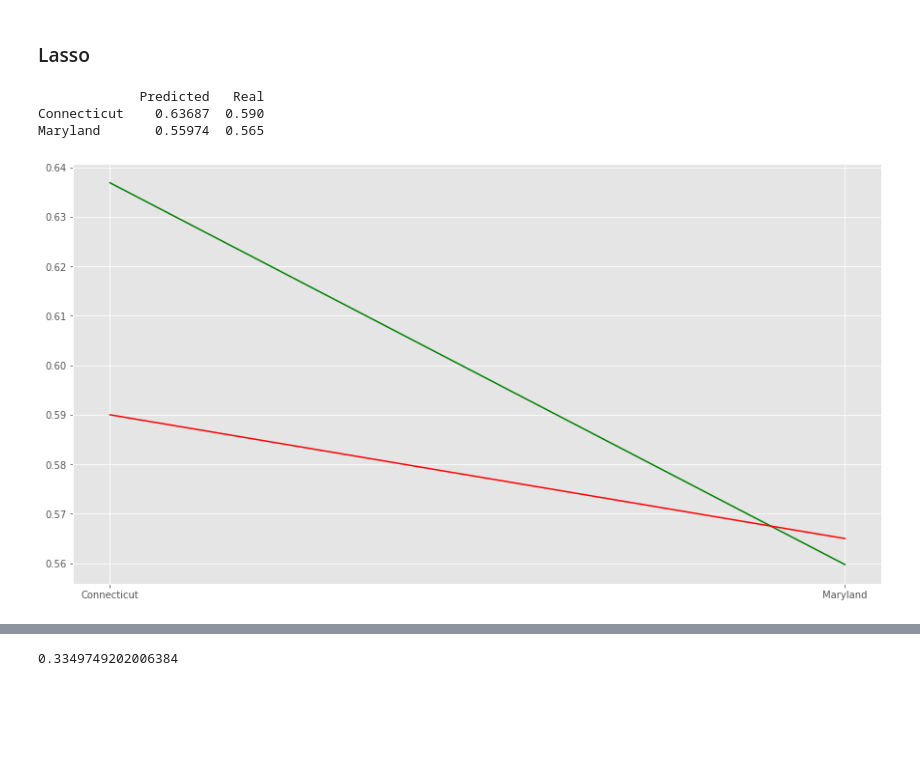
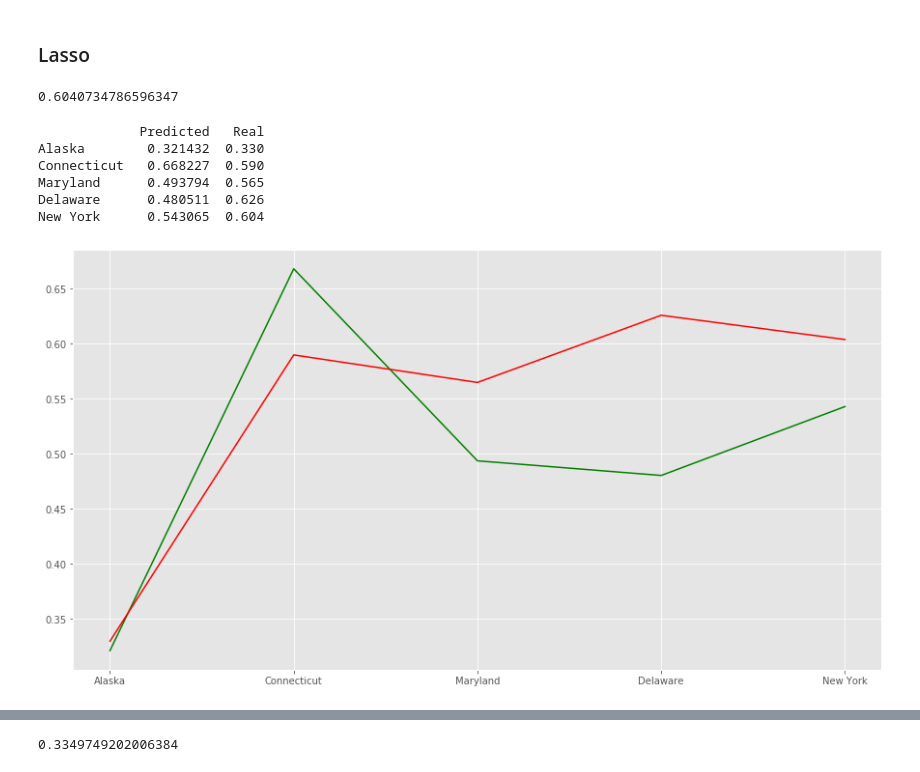
Before and after one commit to AdamMuhammad01/FinalProject_RepublicanAnalysisPredict, a Jupyter notebook: model.ipynb, the cells around one changed output, grey strips where cells are left out. Drawn from its saved outputs; the diff is of its cells as text; code cells hidden in the pictures; blank space fills up the shorter version.

```diff
--- a/model.ipynb
+++ b/model.ipynb
@@ -124,14 +100,17 @@ from sklearn.linear_model import LinearRegression, Ridge, Lasso, ElasticNet
 # %% [markdown]
 ## Model
 # %%
-modela = LinearRegression()
-modelb = Ridge(alpha=2.0, copy_X=True, fit_intercept=True, max_iter=100000,
+RFR = RandomForestRegressor(n_estimators=15000)
+RID = Ridge(alpha=2.0, copy_X=True, fit_intercept=True, max_iter=100000,
       normalize=False, random_state=None, solver='auto', tol=0.001)
-modelc = Lasso(max_iter=100000)
-modeld = ElasticNet(max_iter=100000)
+LASS = Lasso(max_iter=100000)
+ELA = ElasticNet(max_iter=100000)
+LIN = LinearRegression()
 
-modela.fit(x_train,y_train)
-modelb.fit(x_train,y_train)
-modelc.fit(x_train,y_train)
-modeld.fit(x_train,y_train)
+#train model
+RFR.fit(X,y)
+RID.fit(X,y)
+LASS.fit(X,y)
+ELA.fit(X,y)
+LIN.fit(X,y)
 # %% [output]
@@ -156,6 +182,10 @@ print (modeld.score(x_test, y_test))
 # %%
-demo1=demo[(demo.area_name=='Delaware')]
+#test model
+demo1=demo[(demo.area_name=='Alaska')]
 demo2=demo[(demo.area_name=='Connecticut')]
 demo3=demo[(demo.area_name=='Maryland')]
-demo4=demo[(demo.area_name=='Delaware')]
+demo4=demo[(demo.area_name=='Alabama')]
 demo5=demo[(demo.area_name=='New York')]
+demo6=demo[(demo.area_name=='Pennsylvania')]
+demo7=demo[(demo.area_name=='Florida')]
+demo8=demo[(demo.area_name=='Georgia')]
@@ -249,46 +284,55 @@ R2 Score : 25.2
 ### Lasso
 # %%
 X_test2=demo1[feature_cols]
-y_pred2=modelb.predict(X_test2)
+y_pred2=LASS.predict(X_test2)
 xx2=np.array(y_pred2);
 
 X_test2=demo2[feature_cols]
-y_pred2=modelb.predict(X_test2)
+y_pred2=LASS.predict(X_test2)
 xx2=np.append(xx2, y_pred2[0]);
 
 X_test2=demo3[feature_cols]
-y_pred2=modelb.predict(X_test2)
+y_pred2=LASS.predict(X_test2)
 xx2=np.append(xx2, y_pred2[0]);
 
 X_test2=demo4[feature_cols]
-y_pred2=modelb.predict(X_test2)
+y_pred2=LASS.predict(X_test2)
 xx2=np.append(xx2, y_pred2[0]);
 
 X_test2=demo5[feature_cols]
-y_pred2=modelb.predict(X_test2)
+y_pred2=LASS.predict(X_test2)
 xx2=np.append(xx2, y_pred2[0]);
+# %%
+a = DNT[(DNT.state == 'New York')]
+a = a['partyFrac'].mean()
+a
+# %% [output]
+0.6040734786596347
 # %%
 pred2 =pd.Series(xx2, index=['Alaska','Connecticut','Maryland','Delaware','New York'])
-x1 = np.array([.33,.59,.56,.62,.60])
+x1 = np.array([.33,.59,.565,.626,.604])
 real2 = pd.Series(x1, index=['Alaska','Connecticut','Maryland','Delaware','New York'])
 # %%
 f = {'Predicted' : pred2,'Real' : real2}
-final2=pd.DataFrame(e)
+final2=pd.DataFrame(f)
 print(final2)
 # print("Error=",end='')
 # print(error3)
 # print("MaxError=",end='')
 # print(error4)
 plt.style.use('ggplot')
 plt.figure(figsize=(15,8))
-plt.plot(pred,'g')  # Pred
-plt.plot(real,'r') # Real
+plt.plot(pred2,'g')  # Pred
+plt.plot(real2,'r') # Real
 plt.show()
 # %% [output]
              Predicted   Real
-Connecticut    0.63687  0.590
-Maryland       0.55974  0.565
+Alaska        0.321432  0.330
+Connecticut   0.668227  0.590
+Maryland      0.493794  0.565
+Delaware      0.480511  0.626
+New York      0.543065  0.604
-[figure, old version]
+[figure, new version]
 # %%
 from sklearn.metrics import mean_squared_error as mse
 from sklearn.metrics import mean_absolute_error as mae
```
Also changed, not shown: parts of 33 cells of this notebook.
